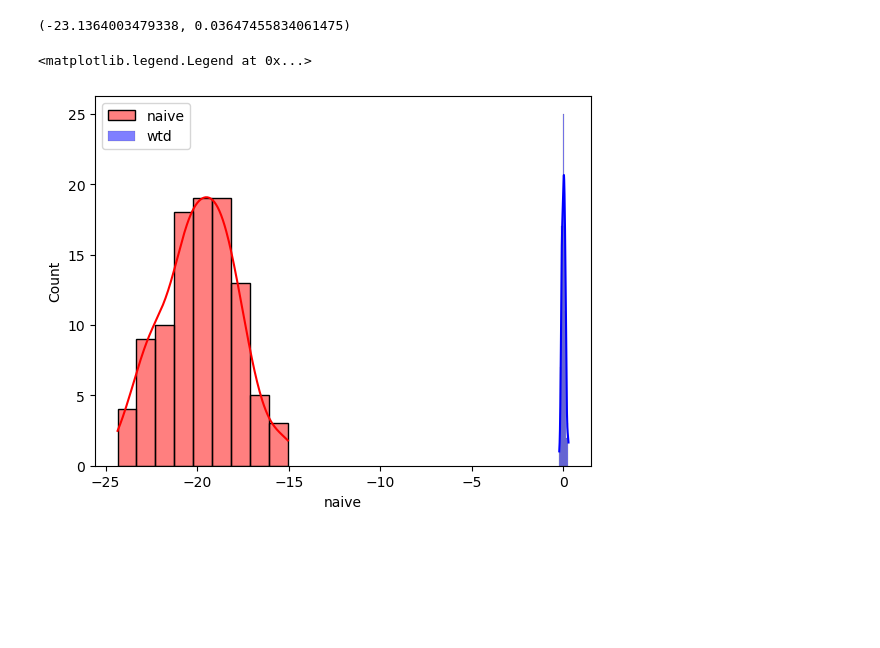
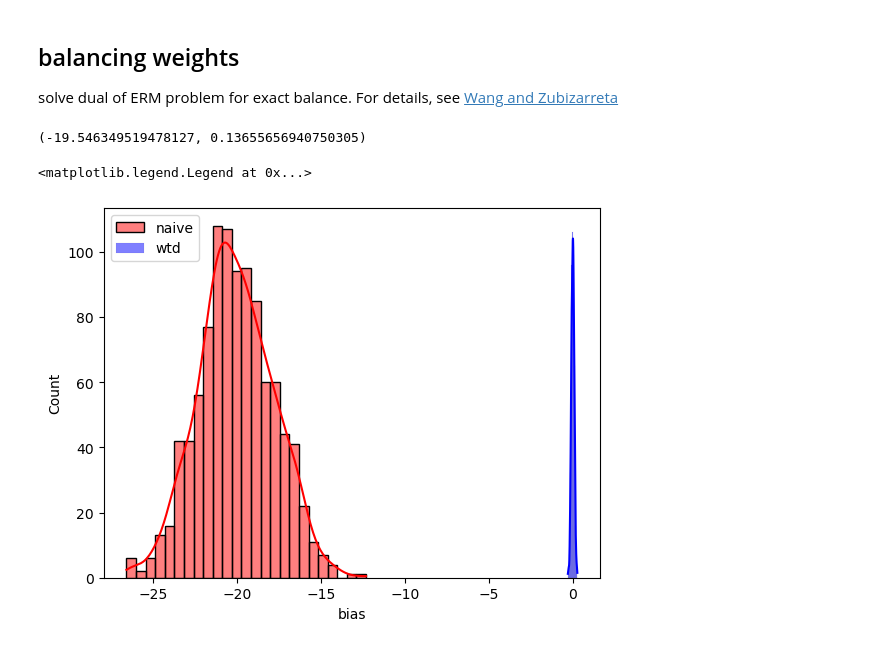
Before and after one commit to apoorvalal/jaxonometrics, a Jupyter notebook: jax_gmm.ipynb, the cells around one changed output. Saved outputs shown, nothing was run; the diff lists cells and outputs as text; code cells hidden in the pictures; blank space fills up the shorter version.

```diff
--- a/jax_gmm.ipynb
+++ b/jax_gmm.ipynb
@@ -28,3 +35,10 @@ def moment_cond(b, dat):
     y, X, Z = jnp.array(dat['y']), jnp.array(dat['X']), jnp.array(dat['Z'])
     resid = y - X @ b
     return jnp.array(Z * resid[:, None])
+
+def solve_gmm(dat):
+    x_init = jnp.zeros(dat['X'].shape[1])
+    gn = LevenbergMarquardt(moment_cond)
+    return gn.run(x_init, dat = dat).params
+
+solve_gmm(dgp())
@@ -40,0 +47,7 @@ Array([ 2.0737247, -1.9924636], dtype=float32)
+# %%
+def gmmsim():
+    df = dgp()
+    return solve_gmm(df)
+
+res = Parallel(n_jobs = -1)(delayed(gmmsim)() for _ in tqdm(range(1000)))
+res = np.array(res)
@@ -41,3 +67,7 @@ Array([ 2.0737247, -1.9924636], dtype=float32)
+# %% [markdown]
+## balancing weights
+
+solve dual of ERM problem for exact balance. For details, see [Wang and Zubizarreta](http://jrzubizarreta.com/minimal.pdf)
 # %%
 import jaxopt as jo
 import empirical_calibration as ec
@@ -49,14 +85,5 @@ config.update("jax_enable_x64", True)
 # %%
-def eb_moment(b, X0, X1):
-    return jnp.log(jnp.exp(-1 * X0 @ b).sum()) + X1 @ b
-
-def ebwt(X0, X1):
-    solver = jo.LBFGS(fun=eb_moment, maxiter=100)
-    res = solver.run(np.random.rand(X0.shape[1]), X0 = X0, X1 = X1)
-    wt = np.exp(-1 * X0 @ res.params)
-    wt /= wt.sum()
-    return wt
-
+# kang shafer 2007 dgp
 def onesim():
     sim = ec.data.kang_schafer.Simulation(size=1000)
     w, y, X = sim.treatment, sim.outcome, np.c_[np.repeat(1, 1000), sim.covariates]
@@ -68,17 +95,18 @@ def onesim():
 
 onesim()
 # %% [output]
-(-23.1364003479338, 0.03647455834061475)
+(-19.546349519478127, 0.13655656940750305)
 # %%
-res = [onesim() for _ in tqdm(range(100))]
+res = Parallel(n_jobs=-1)(delayed(onesim)() for _ in tqdm(range(1_000)))
 # %%
 simres = pd.DataFrame(res, columns = ['naive', 'wtd'])
 
 sns.histplot(simres['naive'], color = 'red', alpha = 0.5, kde = True,
              label = 'naive')
 sns.histplot(simres['wtd'], color = 'blue', alpha = 0.5, kde = True,
              label = 'wtd')
+plt.xlabel('bias')
 plt.legend()
 # %% [output]
 <matplotlib.legend.Legend at 0x...>
-[figure, old version]
+[figure, new version]
```
Also changed, not shown: parts of 11 cells of this notebook, 1 other file.
